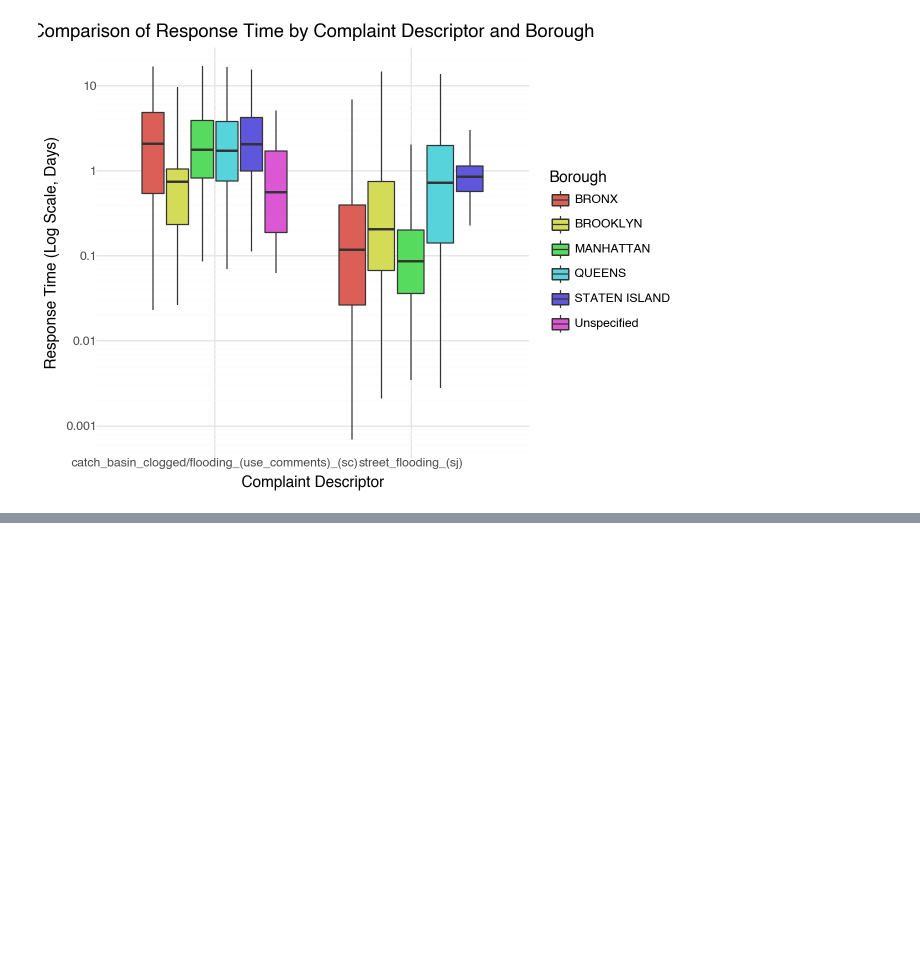
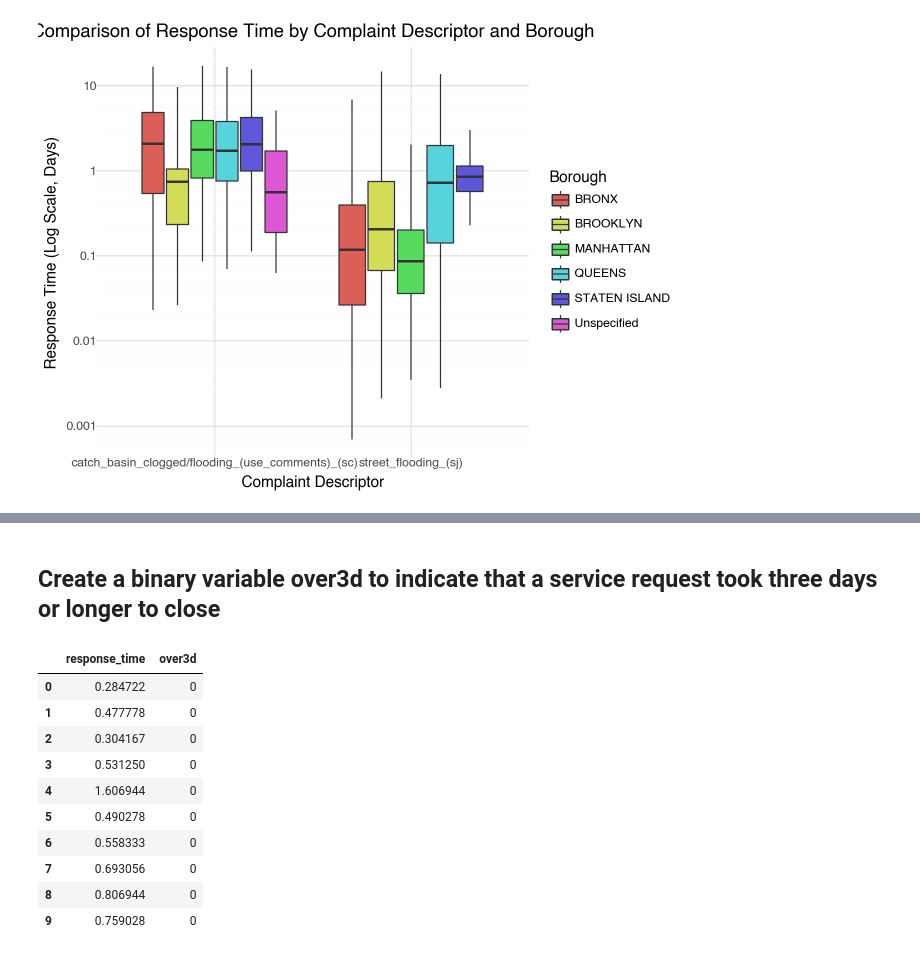
Before and after one commit to ids25s/mid-term-project-alyssahorn, a Jupyter notebook: midterm.ipynb, the cells around one changed output, grey strips where cells are left out. Saved outputs shown, nothing was run; the diff lists cells and outputs as text; code cells hidden in the pictures; blank space fills up the shorter version.

```diff
--- a/midterm.ipynb
+++ b/midterm.ipynb
@@ -399,0 +551,18 @@ response_plot
+# %% [markdown]
+## Create a binary variable over3d to indicate that a service request took three days or longer to close
+# %%
+df['over3d'] = (df['response_time'] >= 3).astype(int)
+
+df[['response_time', 'over3d']].head(10)
+# %% [output]
+|  | response_time | over3d |
+| 0 | 0.284722 | 0 |
+| 1 | 0.477778 | 0 |
+| 2 | 0.304167 | 0 |
+| 3 | 0.531250 | 0 |
+| 4 | 1.606944 | 0 |
+| 5 | 0.490278 | 0 |
+| 6 | 0.558333 | 0 |
+| 7 | 0.693056 | 0 |
+| 8 | 0.806944 | 0 |
+| 9 | 0.759028 | 0 |
```
Also changed, not shown: parts of 20 cells of this notebook.
